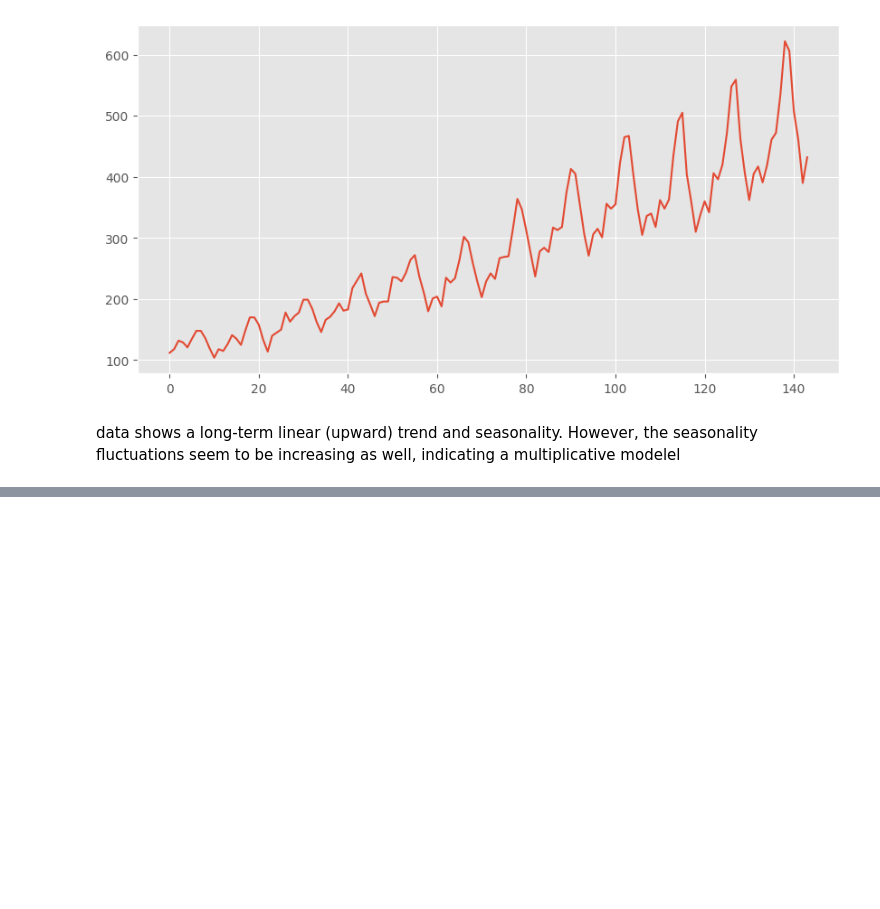
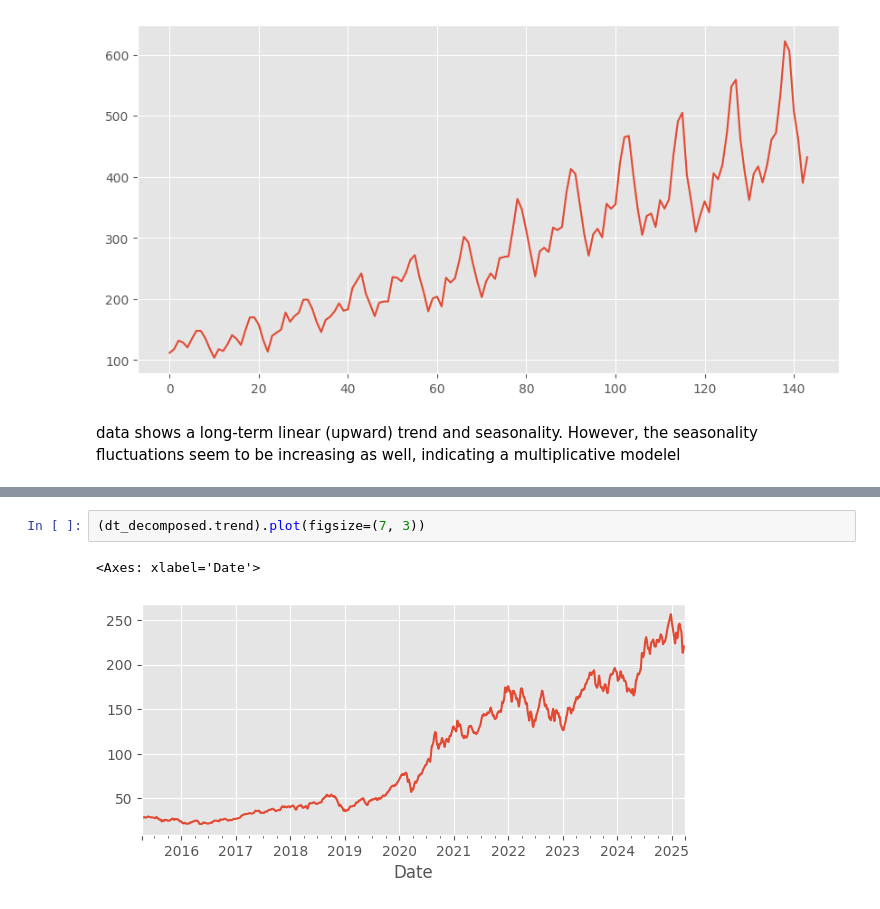
Before and after one commit to Mukhammadkodir27/Advanced_Python, a Jupyter notebook: Machine_Learning/Time-Series/TS-Cookbook.ipynb, the cells around one changed output, grey strips where cells are left out. Cells and saved outputs as stored; diff of their text form; blank space fills up the shorter version.

Commit message:
seasonal_decompose - trend-seasonal*additive*mul

```diff
--- a/Machine_Learning/Time-Series/TS-Cookbook.ipynb
+++ b/Machine_Learning/Time-Series/TS-Cookbook.ipynb
@@ -650,0 +653,5 @@ dt_decomposed.plot(); plt.show()
+# %%
+(dt_decomposed.trend).plot(figsize=(7, 3))
+# %% [output]
+<Axes: xlabel='Date'>
+[figure, added]
```
Also changed, not shown: parts of 39 cells of this notebook.
